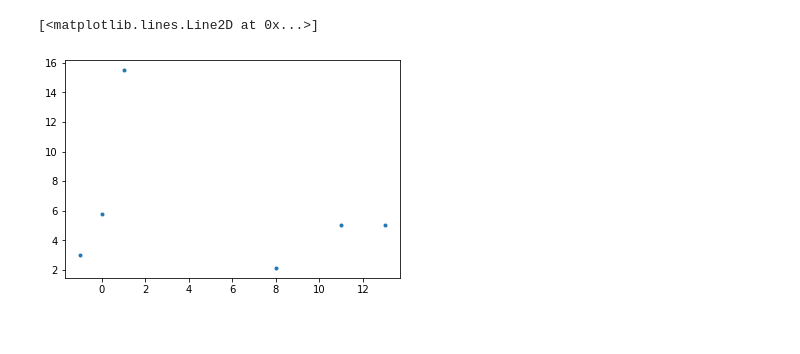
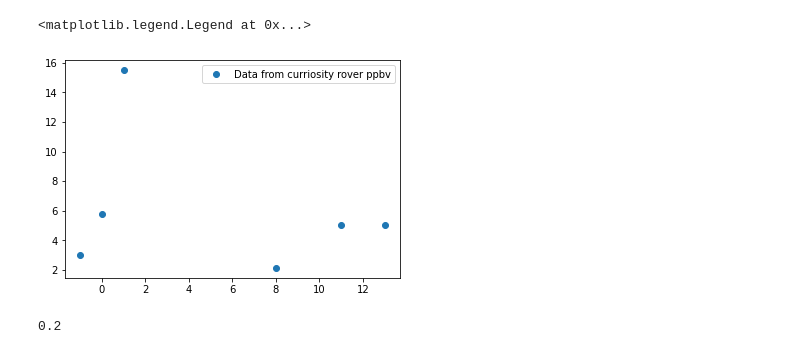
Before and after one commit to DylanDVerburg/ADM1_MRA, a Jupyter notebook: ADM1 opt.ipynb, the cells around one changed output. Drawn from its saved outputs; the diff is of its cells as text; code cells hidden in the pictures.

```diff
--- a/ADM1 opt.ipynb
+++ b/ADM1 opt.ipynb
@@ -537,10 +522,17 @@ def method_test(i):
     for p in range(i):
         simulate(t_step, solvermethod, a)
 # %%
-t = [-1,0, 1, 8, 11, 13]
+t_rover = [-1,0, 1, 8, 11, 13]
 CH4_observations = [3, 5.78, 15.5, 2.13, 5, 5] #ppbv
 
-plt.plot(t, CH4_observations, '.')
+plt.plot(t_rover, CH4_observations, 'o', label = 'Data from curriosity rover ppbv')
+plt.legend()
 # %% [output]
-[<matplotlib.lines.Line2D at 0x...>]
+<matplotlib.legend.Legend at 0x...>
-[figure, old version]
+[figure, new version]
+# %%
+#s = 5
+s /= 5
+print(s)
+# %% [output]
+0.2
```
Also changed, not shown: parts of 2 cells of this notebook.
